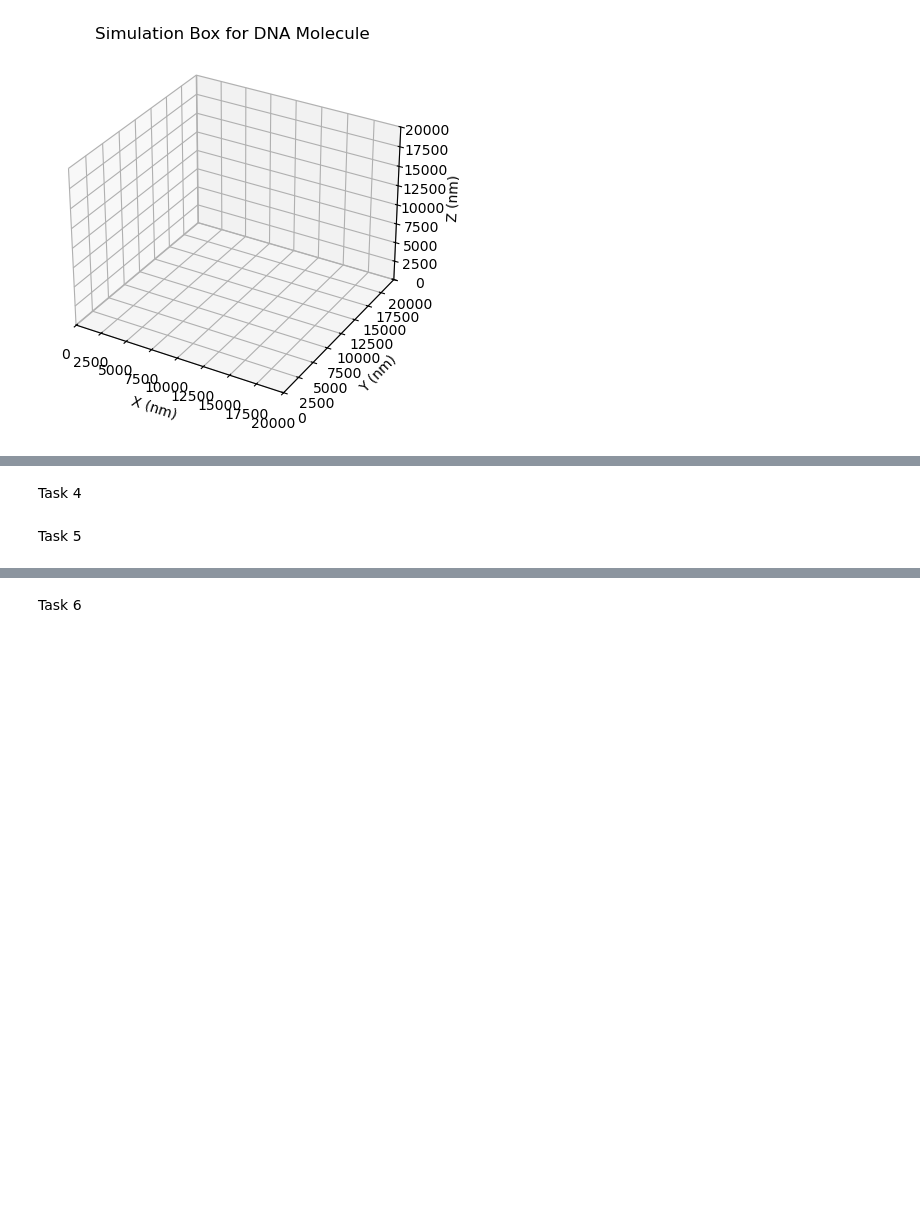
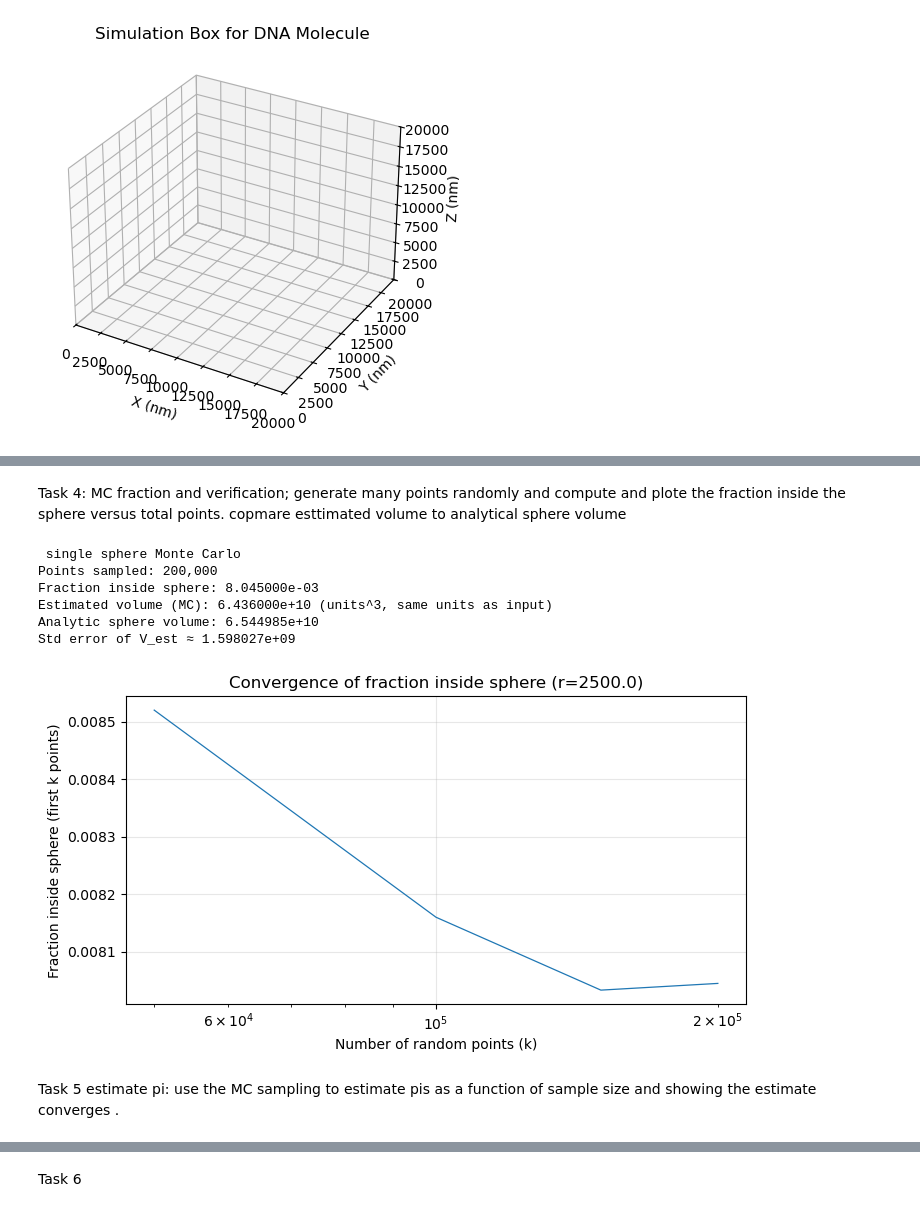
Before and after one commit to baraa-220/project3, a Jupyter notebook: project3.ipynb, the cells around one changed output, grey strips where cells are left out. Cells and saved outputs as stored; diff of their text form; code cells hidden in the pictures; blank space fills up the shorter version.

Commit message:
task0/5

```diff
--- a/project3.ipynb
+++ b/project3.ipynb
@@ -221,4 +208,69 @@ Points inside spheres: 1 out of 1000 (0.10%)
 # %% [markdown]
-Task 4
+Task 4: MC fraction and verification; generate many points randomly and compute and plote the fraction inside the sphere versus total points. copmare esttimated volume to analytical sphere volume
+# %%
+
+
+def run_and_show(sphere, N_total=200_000, batch=50_000, seed=42, plot=True):
+
+    np.random.seed(seed)
+    box = ((BOX_X_MIN, BOX_X_MAX), (BOX_Y_MIN, BOX_Y_MAX), (BOX_Z_MIN, BOX_Z_MAX))
+    Vbox = (box[0][1]-box[0][0])*(box[1][1]-box[1][0])*(box[2][1]-box[2][0])
+
+    n_done = 0
+    n_inside = 0
+    ks = []
+    fracs = []
+
+    r, cx, cy, cz = sphere
+    while n_done < N_total:
+        n_batch = min(batch, N_total - n_done)
+        xs = np.random.uniform(BOX_X_MIN, BOX_X_MAX, size=n_batch)
+        ys = np.random.uniform(BOX_Y_MIN, BOX_Y_MAX, size=n_batch)
+        zs = np.random.uniform(BOX_Z_MIN, BOX_Z_MAX, size=n_batch)
+        d2 = (xs - cx)**2 + (ys - cy)**2 + (zs - cz)**2
+        inside_count = np.count_nonzero(d2 <= r*r)
+        n_inside += inside_count
+        n_done += n_batch
+        ks.append(n_done)
+        fracs.append(n_inside / n_done)
+
+    frac = n_inside / N_total
+    V_est = frac * Vbox
+    SE = Vbox * np.sqrt(frac * (1 - frac) / N_total)
+    V_analytic = 4.0/3.0 * np.pi * r**3
+
+    print(" single sphere Monte Carlo")
+    print(f"Points sampled: {N_total:,}")
+    print(f"Fraction inside sphere: {frac:.6e}")
+    print(f"Estimated volume (MC): {V_est:.6e} (units^3, same units as input)")
+    print(f"Analytic sphere volume: {V_analytic:.6e}")
+    print(f"Std error of V_est ≈ {SE:.6e}")
+
+    if plot:
+        plt.figure(figsize=(8,4))
+        plt.plot(ks, fracs, lw=0.9)
+        plt.xscale('log')
+        plt.xlabel('Number of random points (k)')
+        plt.ylabel('Fraction inside sphere (first k points)')
+        plt.title(f'Convergence of fraction inside sphere (r={r})')
+        plt.grid(alpha=0.3)
+        plt.show()
+
+    return {'frac': frac, 'V_est': V_est, 'SE': SE, 'V_analytic': V_analytic, 'ks': np.array(ks), 'fracs': np.array(fracs)}
+
+# testing
+sphere_tuple = (min(BOX_X_MAX-BOX_X_MIN, BOX_Y_MAX-BOX_Y_MIN, BOX_Z_MAX-BOX_Z_MIN)/8,
+                (BOX_X_MIN+BOX_X_MAX)/2, (BOX_Y_MIN+BOX_Y_MAX)/2, (BOX_Z_MIN+BOX_Z_MAX)/2)
+
+res4 = run_and_show(sphere_tuple, N_total=200_000, batch=50_000, seed=42, plot=True)
+# %% [output]
+ single sphere Monte Carlo
+Points sampled: 200,000
+Fraction inside sphere: 8.045000e-03
+Estimated volume (MC): 6.436000e+10 (units^3, same units as input)
+Analytic sphere volume: 6.544985e+10
+Std error of V_est ≈ 1.598027e+09
+[figure, added]
 # %% [markdown]
-Task 5
+Task 5 estimate pi:
+use the MC sampling to estimate pis as a function of sample size and showing the estimate converges .
```
Also changed, not shown: parts of 11 cells of this notebook.
